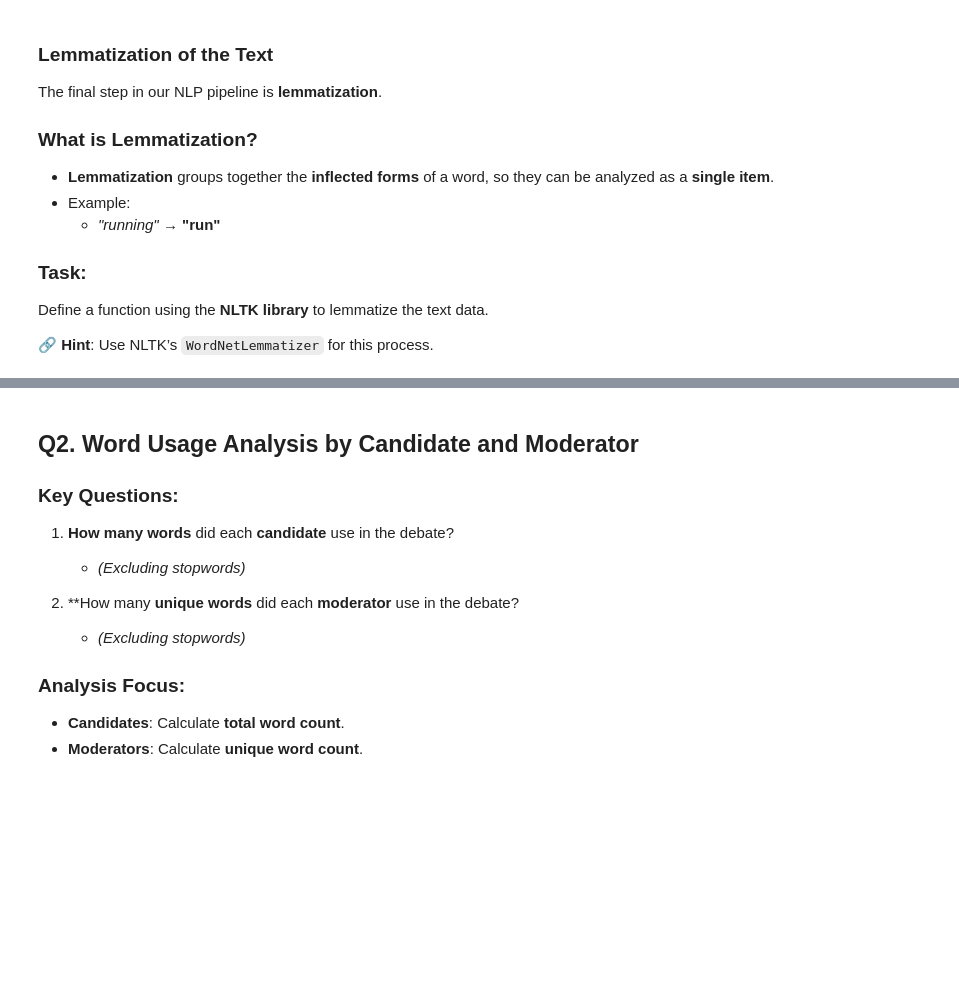
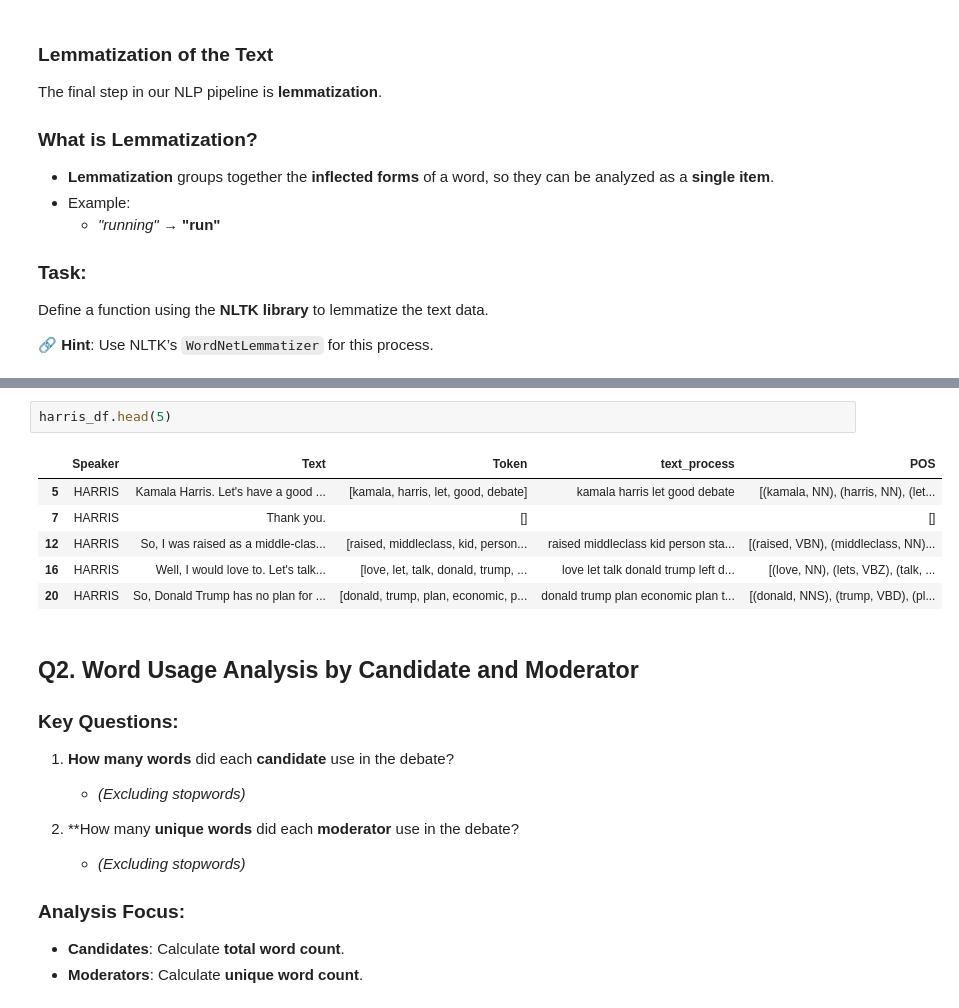
Before and after one commit to NakaFrozn/SI618, a Jupyter notebook: Assignments/Homework05/SI_618_Homework_05.ipynb, the cells around one changed output, grey strips where cells are left out. Saved outputs shown, nothing was run; the diff lists cells and outputs as text; blank space fills up the shorter version.

```diff
--- a/Assignments/Homework05/SI_618_Homework_05.ipynb
+++ b/Assignments/Homework05/SI_618_Homework_05.ipynb
@@ -150,3 +313,12 @@ Define a function using the **NLTK library** to lemmatize the text data.
+# %%
+harris_df.head(5)
+# %% [output]
+|  | Speaker | Text | Token | text_process | POS |
+| 5 | HARRIS | Kamala Harris. Let's have a good ... | [kamala, harris, let, good, debate] | kamala harris let good debate | [(kamala, NN), (harris, NN), (let... |
+| 7 | HARRIS | Thank you. | [] |  | [] |
+| 12 | HARRIS | So, I was raised as a middle-clas... | [raised, middleclass, kid, person... | raised middleclass kid person sta... | [(raised, VBN), (middleclass, NN)... |
+| 16 | HARRIS | Well, I would love to. Let's talk... | [love, let, talk, donald, trump, ... | love let talk donald trump left d... | [(love, NN), (lets, VBZ), (talk, ... |
+| 20 | HARRIS | So, Donald Trump has no plan for ... | [donald, trump, plan, economic, p... | donald trump plan economic plan t... | [(donald, NNS), (trump, VBD), (pl... |
 # %% [markdown]
 ## **Q2.** Word Usage Analysis by Candidate and Moderator
 
```
Also changed, not shown: parts of 30 cells of this notebook.
